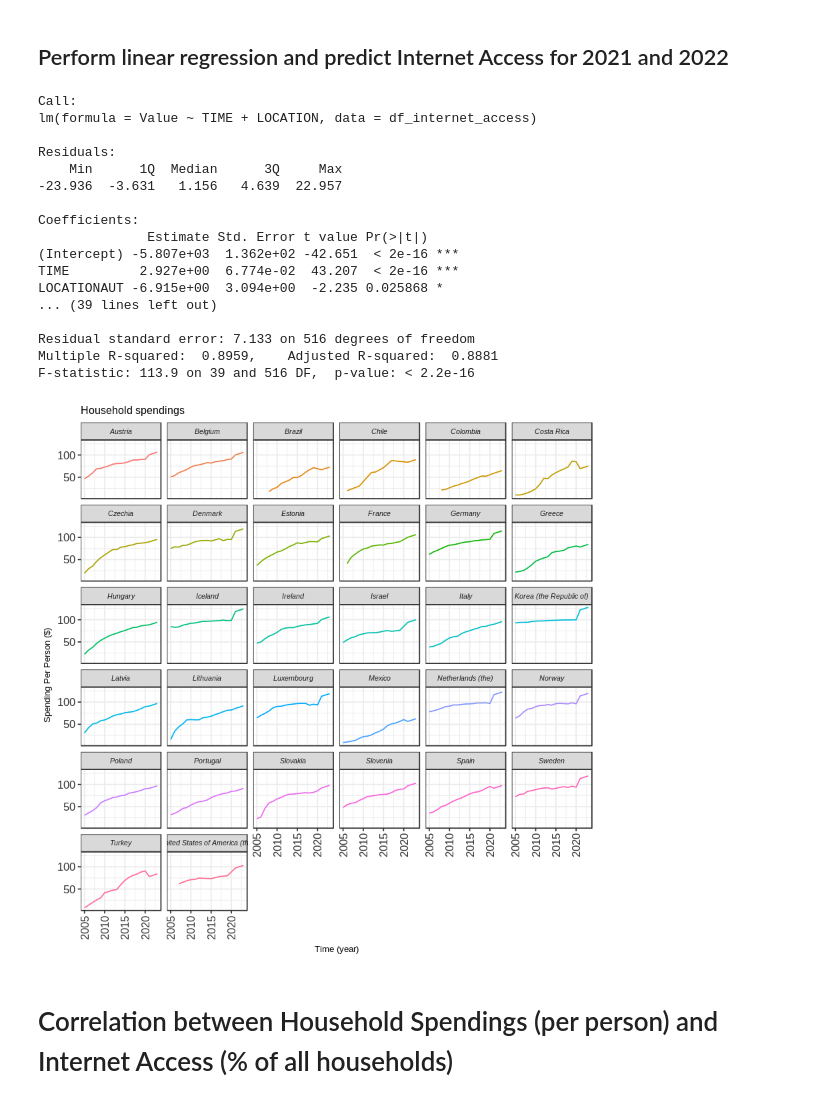
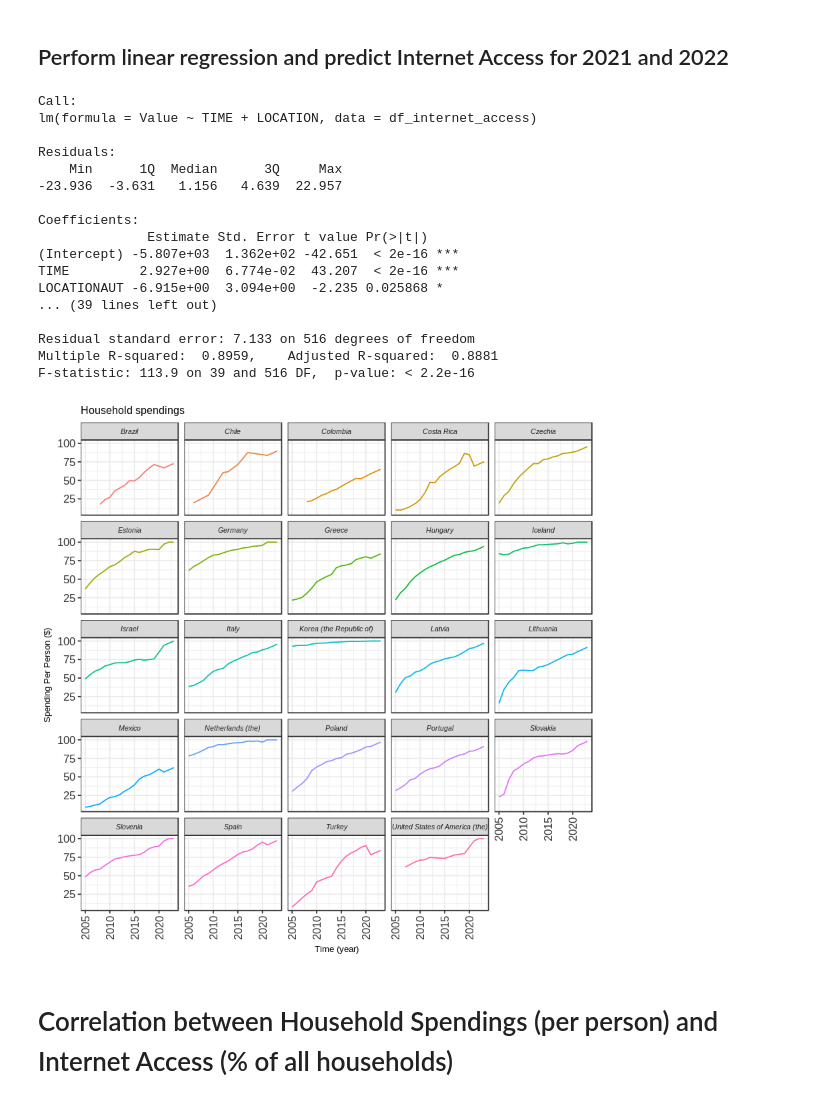
Before and after one commit to patdring/NewAppMarkets, a Jupyter notebook: CS_Fallstudie.ipynb, the cells around one changed output. Drawn from its saved outputs; the diff is of its cells as text; code cells hidden in the pictures.

```diff
--- a/CS_Fallstudie.ipynb
+++ b/CS_Fallstudie.ipynb
@@ -235,7 +235,7 @@ rownames(df_sig) <- 1:nrow(df_sig)
 names(df_sig)[1] <- "LOCATION"
 df_sig$LOCATION <- str_replace_all(df_sig$LOCATION, "LOCATION", "")
 df_sig <- merge(df_sig, df_spending_per_household, by=c("LOCATION"))
-df_sig <- df_sig[df_sig$'Pr(>|t|)' < 0.07 | df_sig$LOCATION == "DEU", ]
+df_sig <- df_sig[df_sig$'Pr(>|t|)' < 0.01 | df_sig$LOCATION == "DEU", ]
 
 # Get only neccessary columns for further processing
 df_hs <- df_sig[c("LOCATION", "Country", "TIME.y", "PerPersonSpending")]
@@ -318,7 +318,7 @@ rownames(df_sig) <- 1:nrow(df_sig)
 names(df_sig)[1] <- "LOCATION"
 df_sig$LOCATION <- str_replace_all(df_sig$LOCATION, "LOCATION", "")
 df_sig <- merge(df_sig, df_internet_access, by=c("LOCATION"))
-df_sig <- df_sig[df_sig$'Pr(>|t|)' < 0.1 | df_sig$LOCATION == "DEU", ]
+df_sig <- df_sig[df_sig$'Pr(>|t|)' < 0.01 | df_sig$LOCATION == "DEU", ]
 #df_sig
 
 # Get only neccessary columns for further processing
@@ -348,6 +348,9 @@ df_ia2023$Value <- predict(model, df_ia2023)
 # Append it to the data frame
 df_ia <- rbind(df_ia, df_ia2023)
 
+# Correct values to max. possible 100%
+df_ia$Value <- ifelse(df_ia$Value > 100.0, 100.0, df_ia$Value)
+
 # Merge with Country Codes to Map Alpha-3 to Country
 df_ia <- merge(df_ia, df_country_codes,by=c("LOCATION"))
 
@@ -357,34 +360,34 @@ df_ia <- subset(df_ia, TIME >= 2005)
 ggplot(data = df_ia, mapping = aes(x = TIME, y = Value, color = Country.y)) +
     geom_line() +
     facet_wrap(vars(Country.y)) +
     labs(title = "Household spendings",
         x = "Time (year)",
         y = "Spending Per Person ($)") +
     theme_bw() +
     theme(axis.text.x = element_text(colour = "grey20", size = 10, angle = 90, hjust = 0.5, vjust = 0.5),
                         axis.text.y = element_text(colour = "grey20", size = 10),
                         strip.text = element_text(face = "italic"),
                         text = element_text(size = 8)) +
     theme(legend.position = "none")
 # %% [output]
 Call:
 lm(formula = Value ~ TIME + LOCATION, data = df_internet_access)
 
 Residuals:
     Min      1Q  Median      3Q     Max
 -23.936  -3.631   1.156   4.639  22.957
 
 Coefficients:
               Estimate Std. Error t value Pr(>|t|)
 (Intercept) -5.807e+03  1.362e+02 -42.651  < 2e-16 ***
 TIME         2.927e+00  6.774e-02  43.207  < 2e-16 ***
 LOCATIONAUT -6.915e+00  3.094e+00  -2.235 0.025868 *
 ... (39 lines left out)
 
 Residual standard error: 7.133 on 516 degrees of freedom
 Multiple R-squared:  0.8959,    Adjusted R-squared:  0.8881
 F-statistic: 113.9 on 39 and 516 DF,  p-value: < 2.2e-16
-[figure, old version]
+[figure, new version]
 # %% [markdown]
 # Correlation between Household Spendings (per person) and Internet Access (% of all households)
 # %%
```
Also changed, not shown: parts of 4 cells of this notebook.
